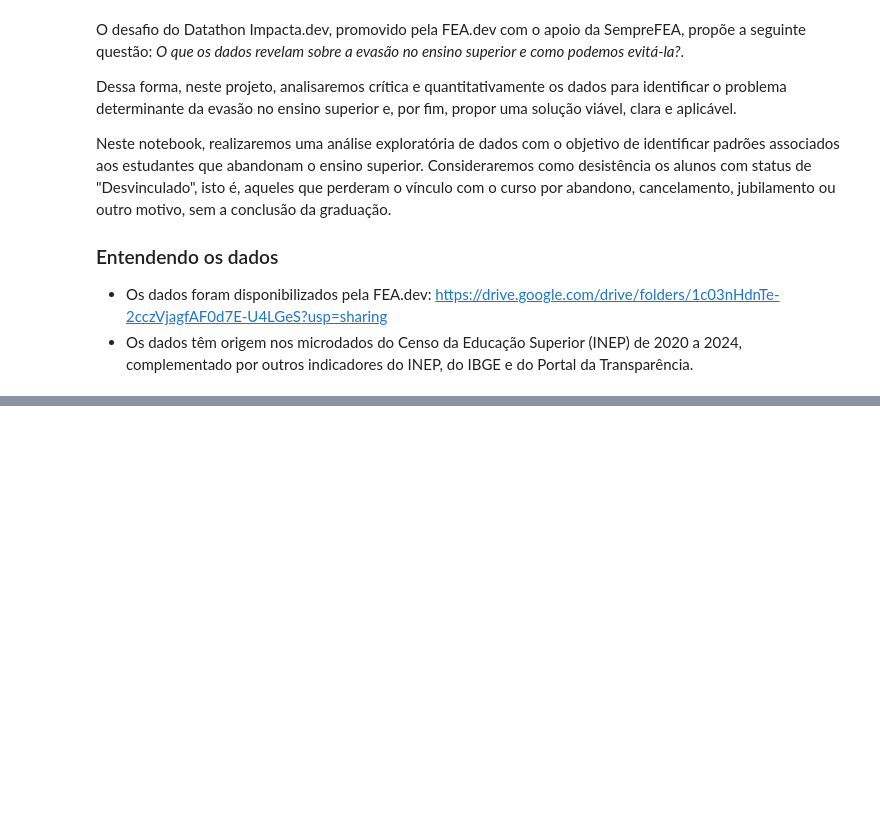
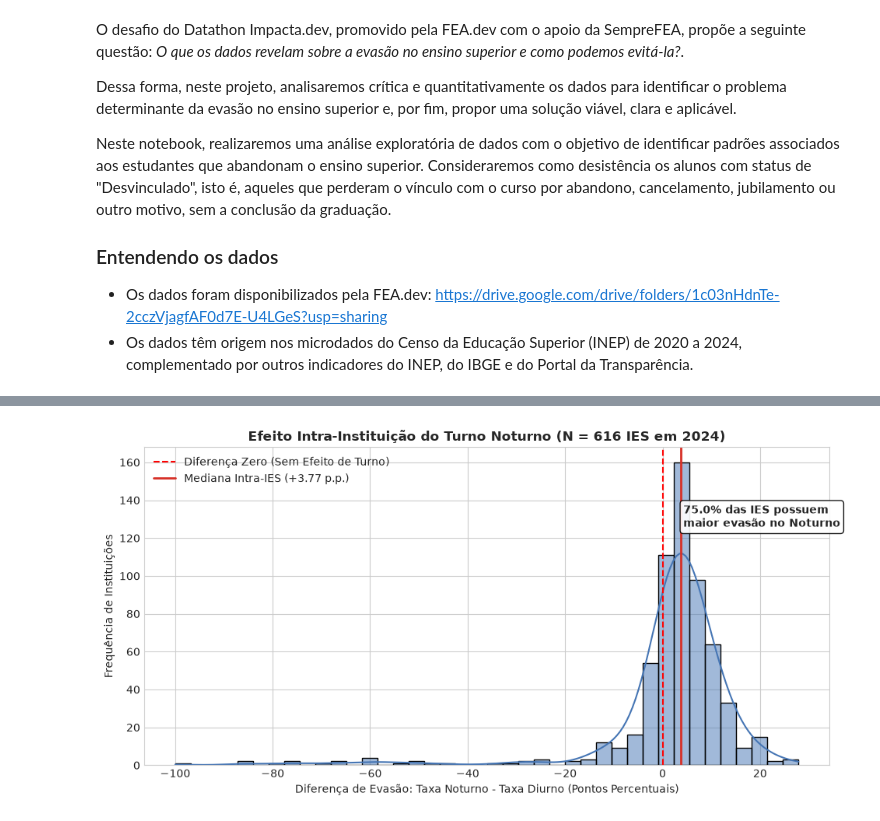
Before and after one commit to GustavoGarone/Datanautas-2026, a Jupyter notebook: notebooks/02_EDA.ipynb, the cells around one changed output, grey strips where cells are left out. Drawn from its saved outputs; the diff is of its cells as text; code cells hidden in the pictures; blank space fills up the shorter version.

```diff
--- a/notebooks/02_EDA.ipynb
+++ b/notebooks/02_EDA.ipynb
@@ -13,0 +292,40 @@ Neste notebook, realizaremos uma análise exploratória de dados com o objetivo
+# %%
+# Cursos com definição clara de turno em 2024
+df_2024 = df_pres[df_pres['ano'] == 2024].copy()
+df_2024['categoria_turno'] = None
+df_2024.loc[df_2024['prop_noturno'] >= 0.7, 'categoria_turno'] = 'Noturno'
+df_2024.loc[df_2024['prop_noturno'] <= 0.3, 'categoria_turno'] = 'Diurno'
+df_valid = df_2024.dropna(subset=['categoria_turno'])
+
+# IES que ofertam ambos os turnos
+ies_com_ambos = df_valid.groupby('co_ies')['categoria_turno'].nunique()
+ies_com_ambos = ies_com_ambos[ies_com_ambos == 2].index
+
+df_ies_pareada = df_valid[df_valid['co_ies'].isin(ies_com_ambos)]
+
+# Cálculo da taxa agregada de cada turno dentro de cada IES
+taxas_ies = df_ies_pareada.groupby(['co_ies', 'categoria_turno']).apply(
+    lambda g: g['desvinculados'].sum() / g['vinculos'].sum()
+).unstack()
+
+taxas_ies['diferenca_noturno_diurno'] = taxas_ies['Noturno'] - taxas_ies['Diurno']
+
+# Plot do teste Within-IES
+fig, ax = plt.subplots(figsize=(10, 5))
+sns.histplot(taxas_ies['diferenca_noturno_diurno'] * 100, bins=40, kde=True, color='#4575b4', ax=ax)
+ax.axvline(0, color='red', linestyle='--', lw=1.5, label='Diferença Zero (Sem Efeito de Turno)')
+med_diff = taxas_ies['diferenca_noturno_diurno'].median() * 100
+ax.axvline(med_diff, color='#d73027', lw=2, label=f'Mediana Intra-IES (+{med_diff:.2f} p.p.)')
+
+prop_positiva = (taxas_ies['diferenca_noturno_diurno'] > 0).mean() * 100
+ax.set_title(f'Efeito Intra-Instituição do Turno Noturno (N = {len(taxas_ies)} IES em 2024)', fontsize=12, fontweight='bold')
+ax.set_xlabel('Diferença de Evasão: Taxa Noturno - Taxa Diurno (Pontos Percentuais)')
+ax.set_ylabel('Frequência de Instituições')
+ax.text(med_diff + 0.5, ax.get_ylim()[1]*0.75,
+        f'{prop_positiva:.1f}% das IES possuem\nmaior evasão no Noturno',
+        fontweight='bold', bbox=dict(boxstyle='round', facecolor='white', alpha=0.9))
+ax.legend()
+plt.tight_layout()
+plt.show()
+# %% [output]
+[figure, added]
```
Also changed, not shown: parts of 32 cells of this notebook, 4 other files.
